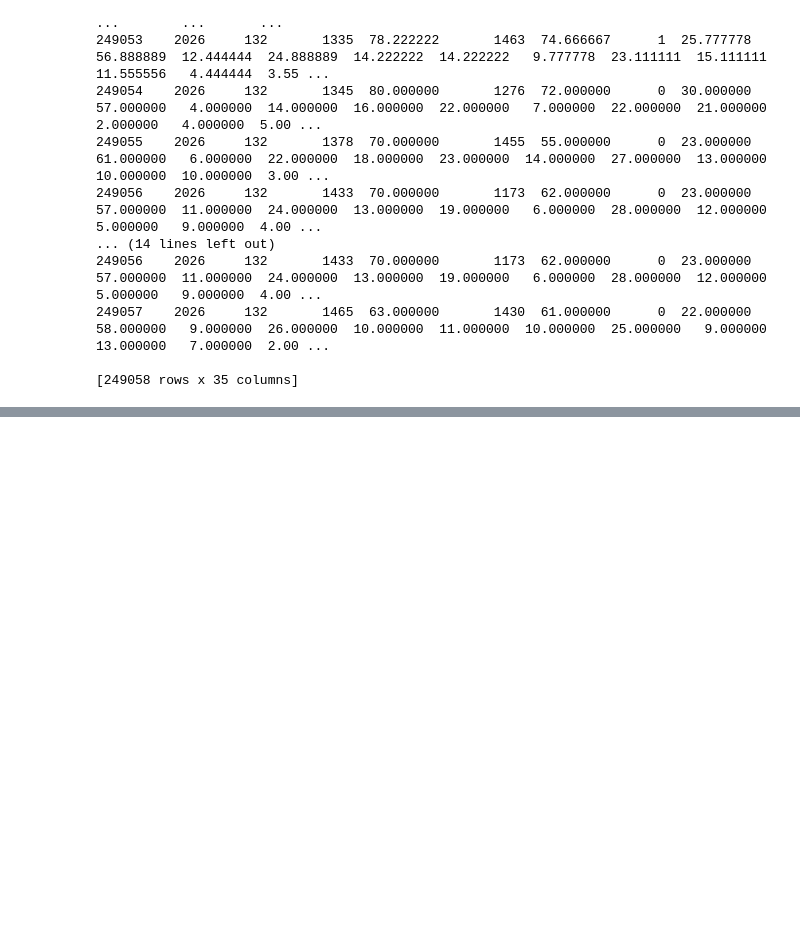
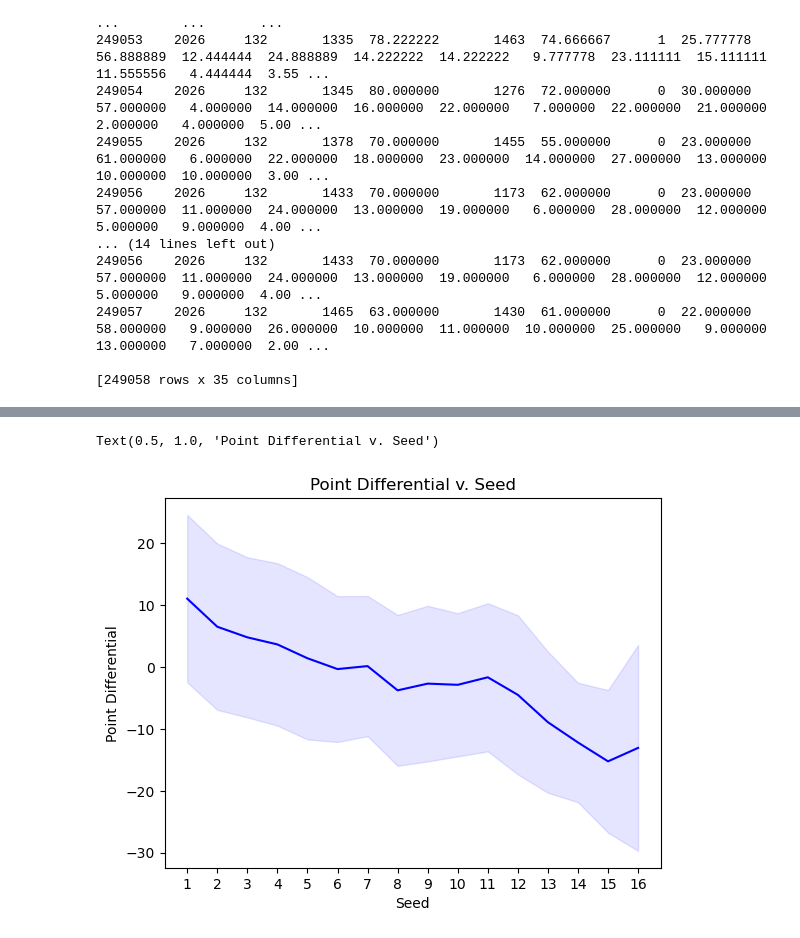
Before and after one commit to KriChau95/machine-learning-madness, a Jupyter notebook: preprocessing.ipynb, the cells around one changed output, grey strips where cells are left out. Saved outputs shown, nothing was run; the diff lists cells and outputs as text; code cells hidden in the pictures; blank space fills up the shorter version.

```diff
--- a/preprocessing.ipynb
+++ b/preprocessing.ipynb
@@ -271,0 +275,4 @@ M_reg_data.loc[season & (match1 | match2)]
+# %%
+# Convert Seeds to integer
+M_seeds["seed"] = M_seeds["Seed"].apply(lambda x: int(x[1:3]))
+M_seeds
@@ -271,0 +293,14 @@ M_reg_data.loc[season & (match1 | match2)]
+# %%
+T1_seeds = M_seeds[["Season", "TeamID", "seed"]].copy()
+T2_seeds = M_seeds[["Season", "TeamID", "seed"]].copy()
+
+T1_seeds.columns = ["Season", "T1_TeamID", "T1_seed"]
+T2_seeds.columns = ["Season", "T2_TeamID", "T2_seed"]
+
+M_tourney_data = M_tourney_data[["Season", "T1_TeamID", "T2_TeamID", "PointDiff", "win"]]
+
+M_tourney_data = pd.merge(M_tourney_data, T1_seeds, on=["Season", "T1_TeamID"], how = "left")
+M_tourney_data = pd.merge(M_tourney_data, T2_seeds, on=["Season", "T2_TeamID"], how = "left")
+
+M_tourney_data["Seed_Diff"] = M_tourney_data["T2_seed"] - M_tourney_data["T1_seed"]
+M_tourney_data
@@ -271,0 +321,18 @@ M_reg_data.loc[season & (match1 | match2)]
+# %%
+# Visualize how good of a metrics seed is for predicting outcome
+mu_seed = M_tourney_data.pivot_table(index = "T1_seed", values = "PointDiff", aggfunc = "mean").ffill()
+sigma_seed =  M_tourney_data.pivot_table(index = "T1_seed", values = "PointDiff", aggfunc = "std").ffill()
+
+
+bottom = list((mu_seed - sigma_seed)['PointDiff'])
+top = list((mu_seed + sigma_seed)['PointDiff'])
+
+plt.plot(mu_seed.index, mu_seed, 'b-')
+plt.fill_between(mu_seed.index,bottom, top, color="b", alpha=0.1)
+plt.xlabel('Seed')
+plt.ylabel('Point Differential')
+plt.xticks(list(range(1,17)))
+plt.title("Point Differential v. Seed")
+# %% [output]
+Text(0.5, 1.0, 'Point Differential v. Seed')
+[figure, added]
```
Also changed, not shown: parts of 6 cells of this notebook.
